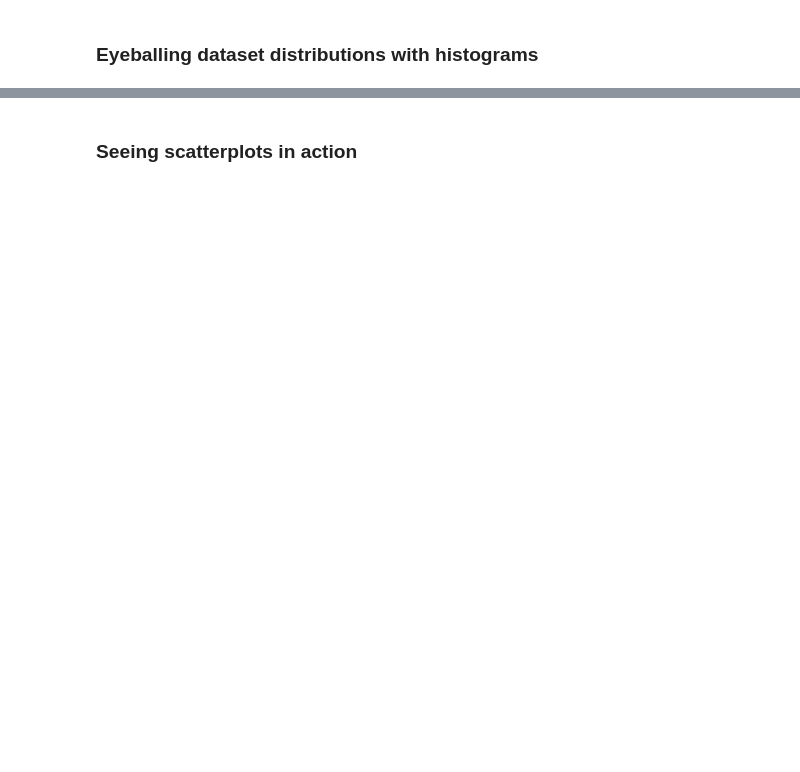
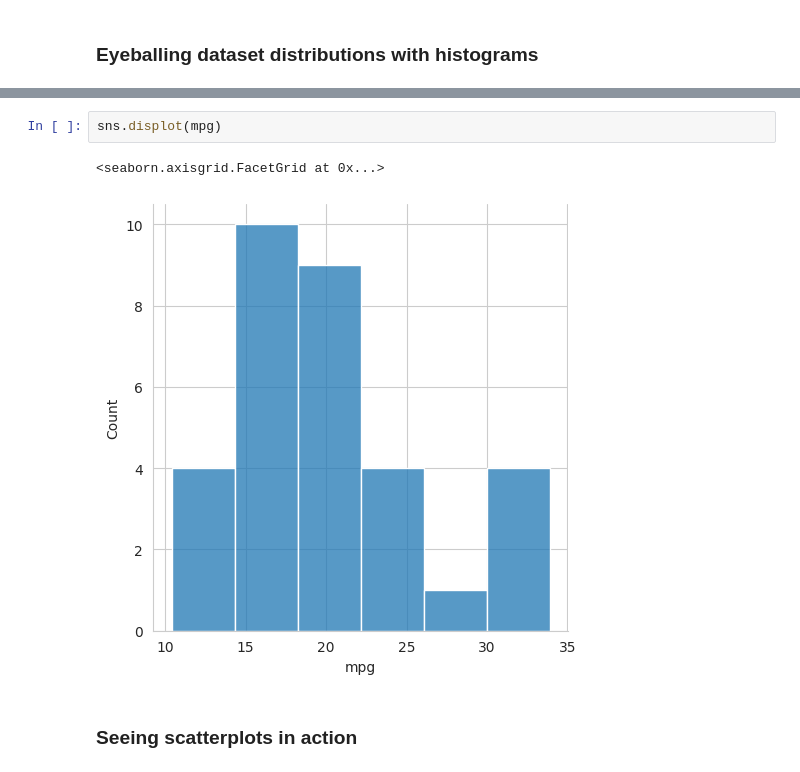
Before and after one commit to LinkedInLearning/python-for-data-science-and-machine-learning-essential-training-part-1-3006708, a Jupyter notebook: notebooks/04_07b.ipynb, the cells around one changed output, grey strips where cells are left out. Cells and saved outputs as stored; diff of their text form; blank space fills up the shorter version.

```diff
--- a/notebooks/04_07b.ipynb
+++ b/notebooks/04_07b.ipynb
@@ -24,2 +37,7 @@ cars.index = cars.car_names
+# %%
+sns.displot(mpg)
+# %% [output]
+<seaborn.axisgrid.FacetGrid at 0x...>
+[figure, added]
 # %% [markdown]
 ###  Seeing scatterplots in action
```
Also changed, not shown: parts of 9 cells of this notebook, 28 other files.
